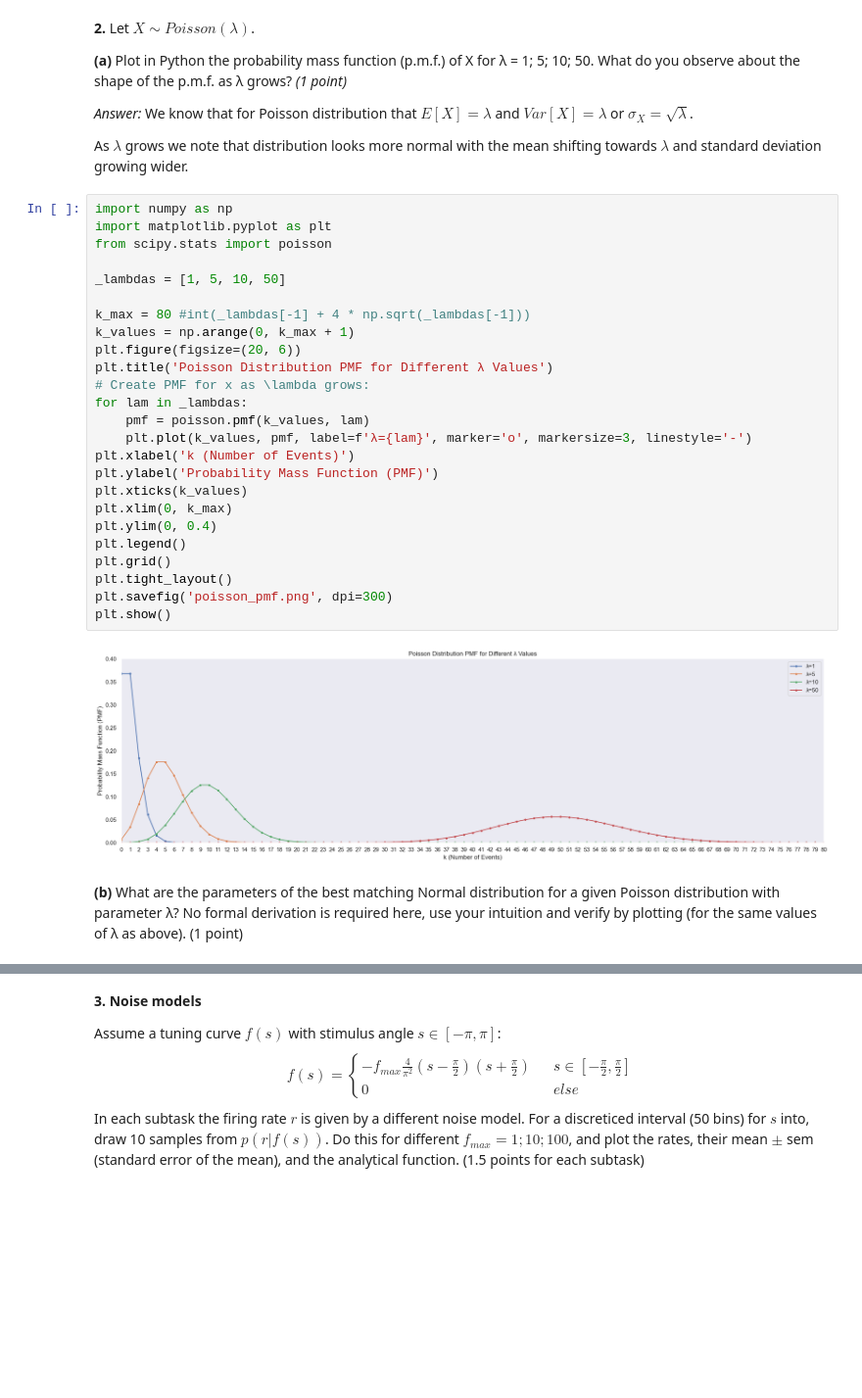
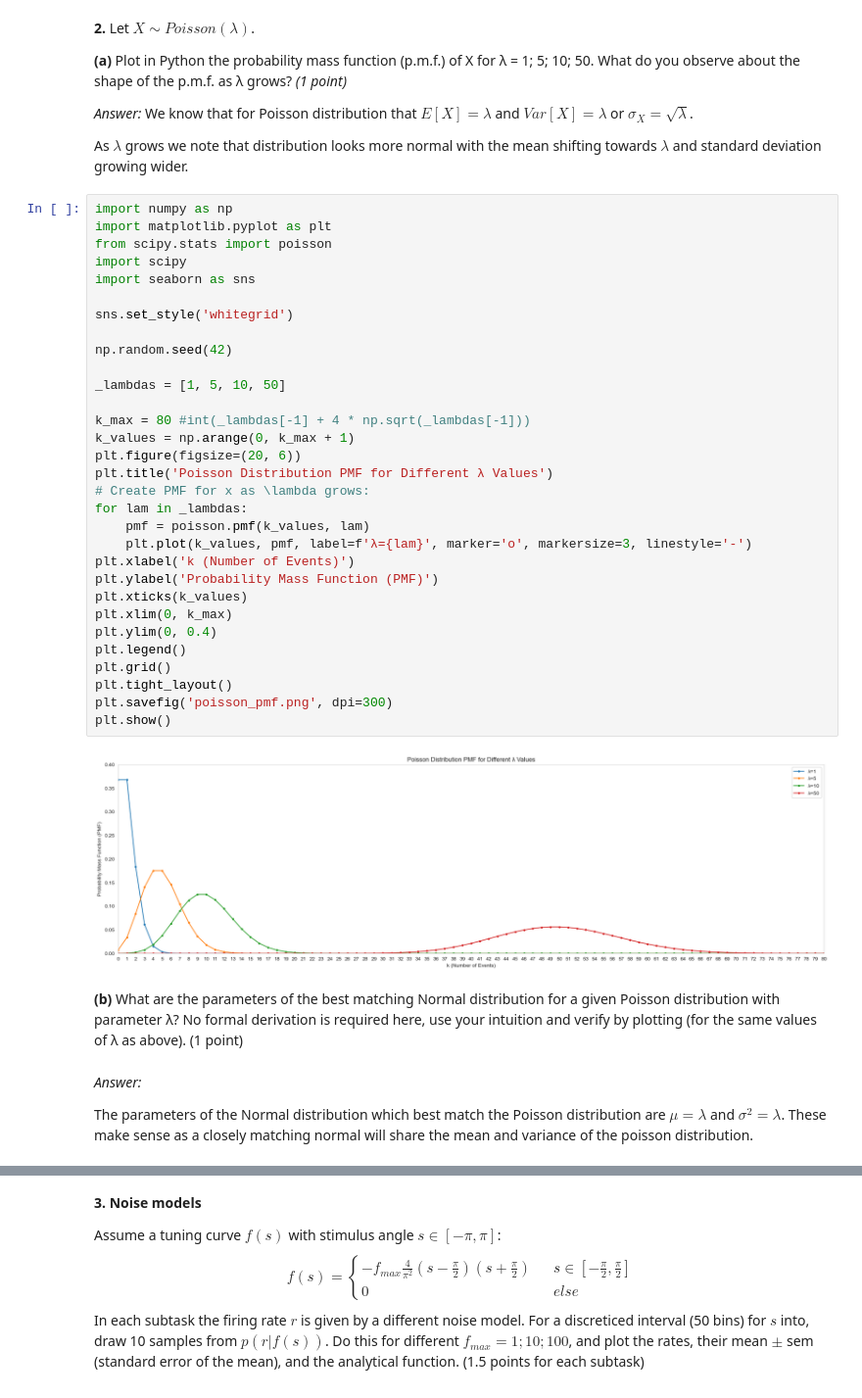
Before and after one commit to aakarsh/S25-Neural-Coding, a Jupyter notebook: homeworks/2025_Neural_coding_Homework3.ipynb, the cells around one changed output, grey strips where cells are left out. Shown at 98% size. Drawn from its saved outputs; the diff is of its cells as text; blank space fills up the shorter version.

```diff
--- a/homeworks/2025_Neural_coding_Homework3.ipynb
+++ b/homeworks/2025_Neural_coding_Homework3.ipynb
@@ -31,36 +31,46 @@ about the shape of the p.m.f. as λ grows?
 # %%
 import numpy as np
 import matplotlib.pyplot as plt
 from scipy.stats import poisson
+import scipy
+import seaborn as sns
+
+sns.set_style('whitegrid')
+
+np.random.seed(42)
 
 _lambdas = [1, 5, 10, 50]
 
 k_max = 80 #int(_lambdas[-1] + 4 * np.sqrt(_lambdas[-1]))
 k_values = np.arange(0, k_max + 1)
 plt.figure(figsize=(20, 6))
 plt.title('Poisson Distribution PMF for Different λ Values')
 # Create PMF for x as \lambda grows:
 for lam in _lambdas:
     pmf = poisson.pmf(k_values, lam)
     plt.plot(k_values, pmf, label=f'λ={lam}', marker='o', markersize=3, linestyle='-')
 plt.xlabel('k (Number of Events)')
 plt.ylabel('Probability Mass Function (PMF)')
 plt.xticks(k_values)
 plt.xlim(0, k_max)
 plt.ylim(0, 0.4)
 plt.legend()
 plt.grid()
 plt.tight_layout()
 plt.savefig('poisson_pmf.png', dpi=300)
 plt.show()
 # %% [output]
-[figure, old version]
+[figure, new version]
 # %% [markdown]
 **(b)**
 What are the parameters of the best matching Normal distribution for
 a given Poisson distribution with parameter λ? No formal derivation is required here, use your intuition and verify by plotting (for the same values of
 λ as above).
 (1 point)
+# %% [markdown]
+*Answer:*
+
+The parameters of the Normal distribution which best match the Poisson distribution are $\mu = \lambda$ and $\sigma^2 = \lambda$. These make sense as a closely matching normal will share the mean and variance of the poisson distribution.
 # %%
 # What are the parameters of the best matching Normal distribution for
 # a given Poisson distribution with parameter λ? No formal derivation is required here, use your intuition and verify by plotting (for the same values of
```
Also changed, not shown: parts of 18 cells of this notebook, 1 other file.
